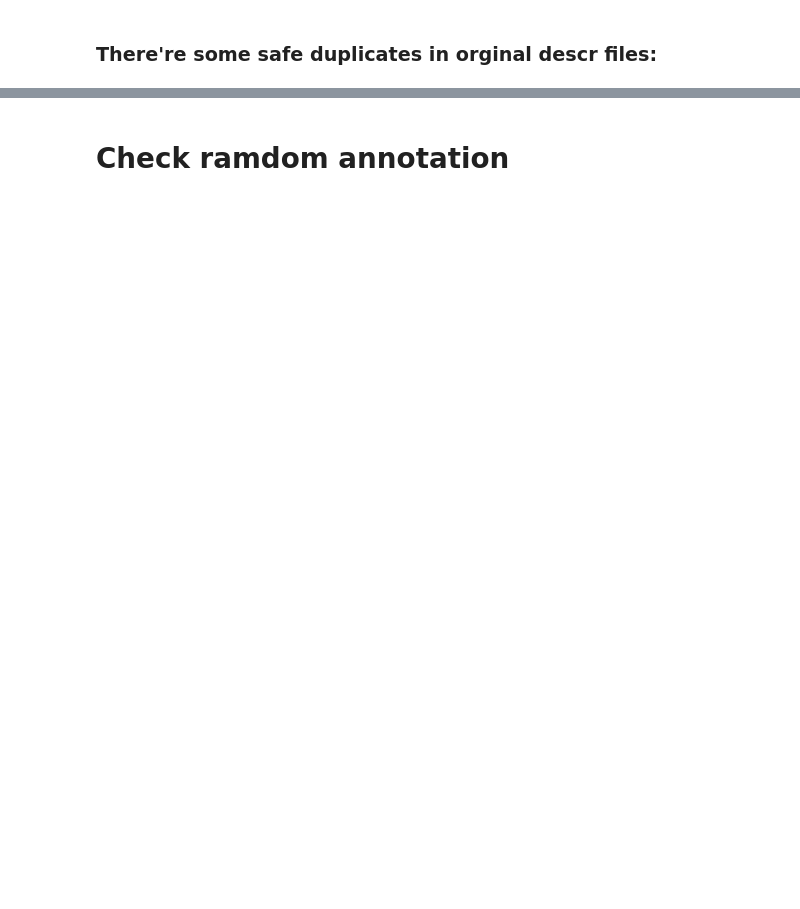
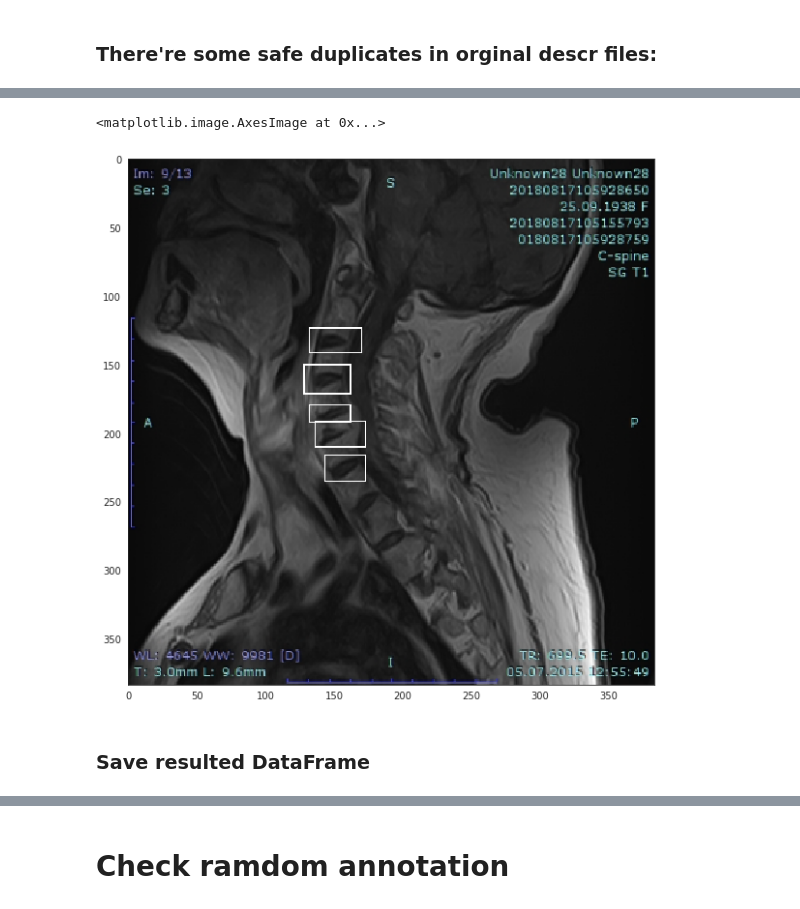
Before and after one commit to vessemer/CareMentorAI, a Jupyter notebook: IPython/EDA.ipynb, the cells around one changed output, grey strips where cells are left out. Saved outputs shown, nothing was run; the diff lists cells and outputs as text; code cells hidden in the pictures; blank space fills up the shorter version.

```diff
--- a/IPython/EDA.ipynb
+++ b/IPython/EDA.ipynb
@@ -132,6 +132,14 @@ for i, row in tqdm(dfs.iterrows()):
         continue
     data = parse_xml(row)
     datas.append(data)
+# %%
+def decode(data):
+    polygons = data.coords.values
+    polygons = [list(map(int, poly.split(' '))) for poly in polygons]
+    polygons = np.array(polygons)
+    shape = polygons.shape
+    polygons = polygons.reshape(shape[0], shape[1] // 2, 2)
+    return polygons
 # %%
 datas = pd.concat(datas, sort=False, ignore_index=True)
 datas.head()
@@ -251,0 +313,16 @@ Name: Файлы, dtype: int64
+# %%
+data = datas.query('filename==@filename')
+polygons = decode(data)
+image = PIL.Image.fromarray(image)
+draw = PIL.ImageDraw.Draw(image)
+
+for poly, cond in zip(polygons, data.is_normal):
+    draw.polygon(([tuple(pair) for pair in poly]), outline=(255, 255, 255))
+# %%
+plt.figure(figsize=(10, 10))
+plt.imshow(image)
+# %% [output]
+<matplotlib.image.AxesImage at 0x...>
+[figure, added]
+# %% [markdown]
+### Save resulted DataFrame
```
Also changed, not shown: parts of 10 cells of this notebook.
